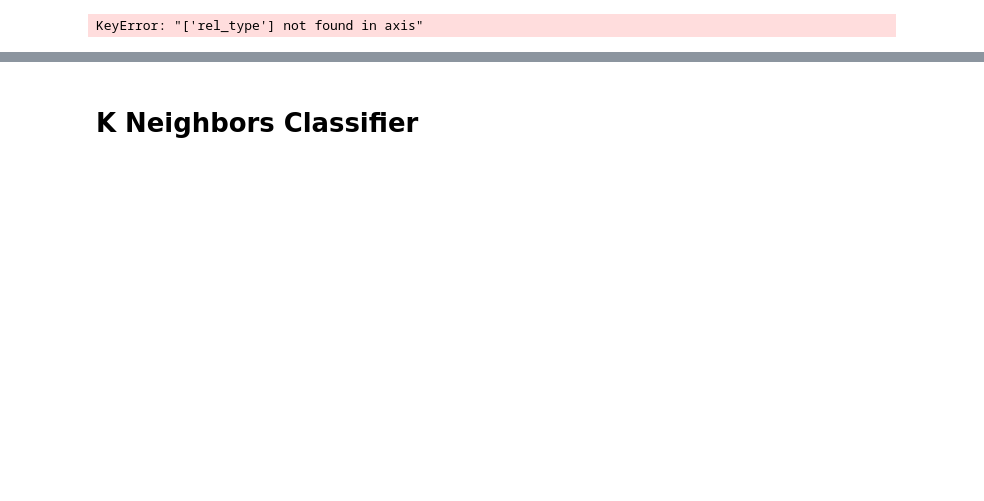
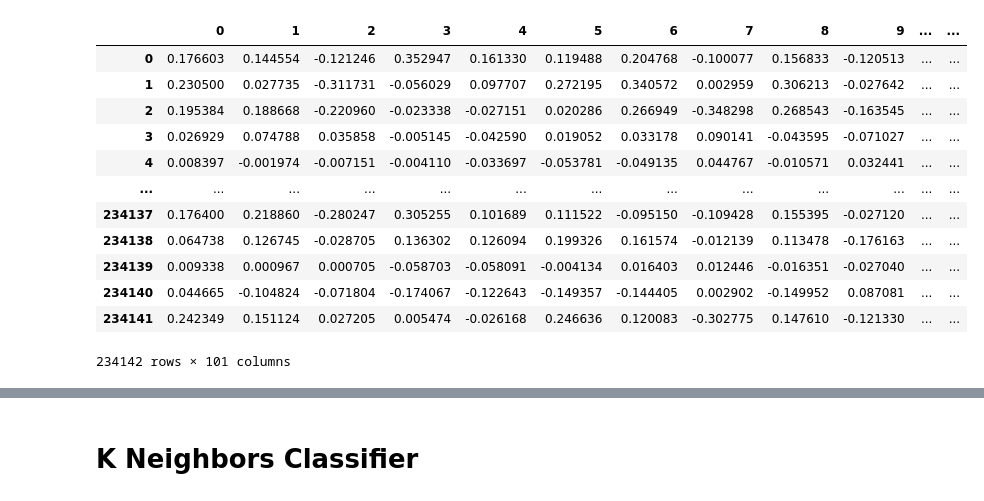
Before and after one commit to atoffano/KGene2Pheno, a Jupyter notebook: auto_multiclassif_emb_convkb_val.ipynb, the cells around one changed output, grey strips where cells are left out. Drawn from its saved outputs; the diff is of its cells as text; code cells hidden in the pictures; blank space fills up the shorter version.

```diff
--- a/auto_multiclassif_emb_convkb_val.ipynb
+++ b/auto_multiclassif_emb_convkb_val.ipynb
@@ -23,10 +23,21 @@ View run at https://wandb.ai/mlb/cigap-classif/runs/jyugjfzy
 # %%
 # Load training set
 train = pd.read_csv('/home/antoine/gene_pheno_pred/ConvKB_2023-04-13_16-59-47_val.csv' , header=0)
-train.drop(columns=['rel_type'], inplace=True)
 train
 # %% [output]
+|  | 0 | 1 | 2 | 3 | 4 | 5 | 6 | 7 | 8 | 9 | ... | ... |
+| 0 | 0.176603 | 0.144554 | -0.121246 | 0.352947 | 0.161330 | 0.119488 | 0.204768 | -0.100077 | 0.156833 | -0.120513 | ... | ... |
+| 1 | 0.230500 | 0.027735 | -0.311731 | -0.056029 | 0.097707 | 0.272195 | 0.340572 | 0.002959 | 0.306213 | -0.027642 | ... | ... |
+| 2 | 0.195384 | 0.188668 | -0.220960 | -0.023338 | -0.027151 | 0.020286 | 0.266949 | -0.348298 | 0.268543 | -0.163545 | ... | ... |
+| 3 | 0.026929 | 0.074788 | 0.035858 | -0.005145 | -0.042590 | 0.019052 | 0.033178 | 0.090141 | -0.043595 | -0.071027 | ... | ... |
+| 4 | 0.008397 | -0.001974 | -0.007151 | -0.004110 | -0.033697 | -0.053781 | -0.049135 | 0.044767 | -0.010571 | 0.032441 | ... | ... |
+| ... | ... | ... | ... | ... | ... | ... | ... | ... | ... | ... | ... | ... |
+| 234137 | 0.176400 | 0.218860 | -0.280247 | 0.305255 | 0.101689 | 0.111522 | -0.095150 | -0.109428 | 0.155395 | -0.027120 | ... | ... |
+| 234138 | 0.064738 | 0.126745 | -0.028705 | 0.136302 | 0.126094 | 0.199326 | 0.161574 | -0.012139 | 0.113478 | -0.176163 | ... | ... |
+| 234139 | 0.009338 | 0.000967 | 0.000705 | -0.058703 | -0.058091 | -0.004134 | 0.016403 | 0.012446 | -0.016351 | -0.027040 | ... | ... |
+| 234140 | 0.044665 | -0.104824 | -0.071804 | -0.174067 | -0.122643 | -0.149357 | -0.144405 | 0.002902 | -0.149952 | 0.087081 | ... | ... |
+| 234141 | 0.242349 | 0.151124 | 0.027205 | 0.005474 | -0.026168 | 0.246636 | 0.120083 | -0.302775 | 0.147610 | -0.121330 | ... | ... |
-KeyError: "['rel_type'] not found in axis"
+234142 rows × 101 columns
 # %%
 # Validation set
 val = pd.read_csv('/home/antoine/gene_pheno_pred/ConvKB_2023-04-13_16-59-47_test.csv' , header=0)
```
Also changed, not shown: parts of 21 cells of this notebook, 5 other files.
